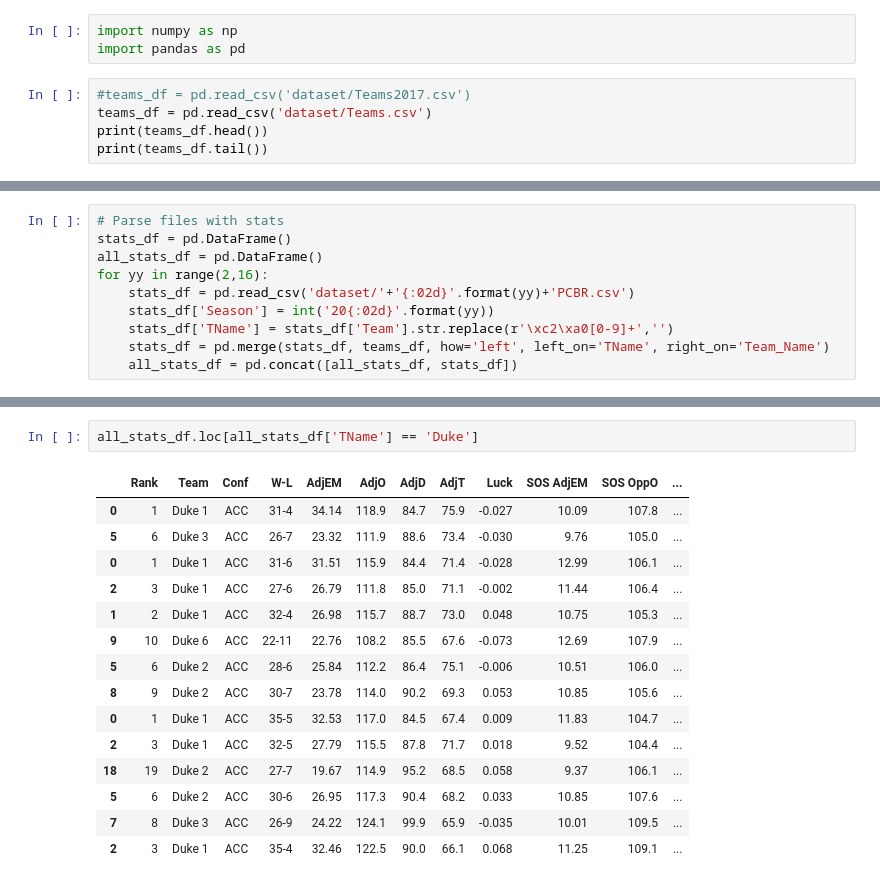
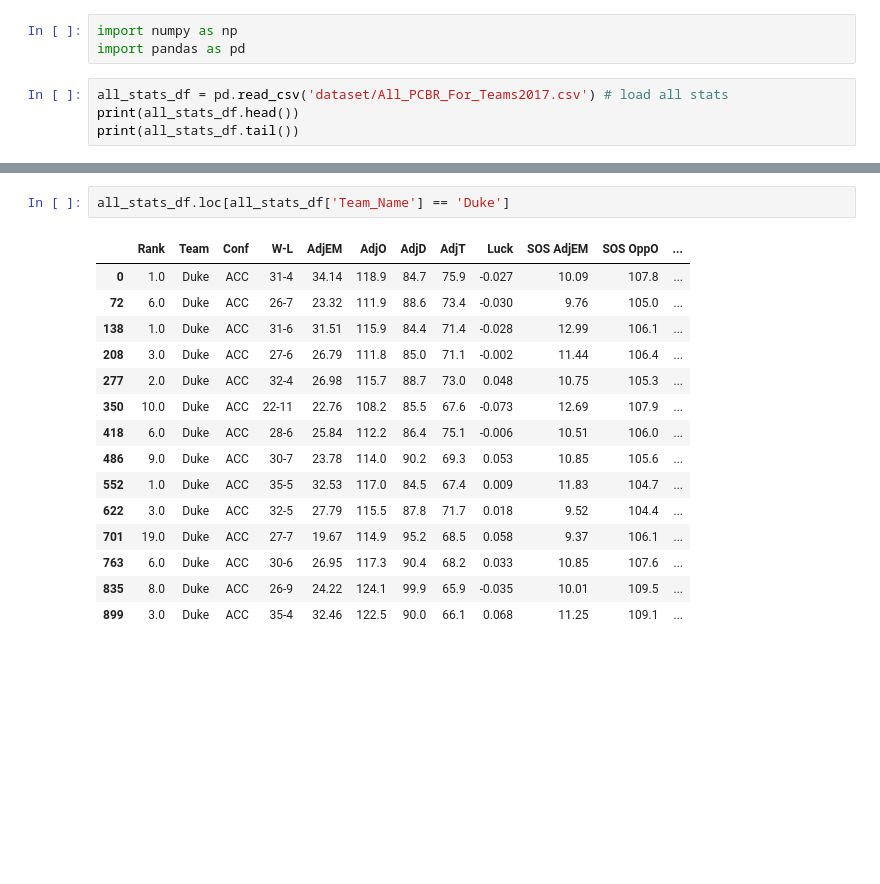
Before and after one commit to Iviglious/basket_predict_ncaa, a Jupyter notebook: DA - NCAA - Exploration PCBR.ipynb, the cells around one changed output, grey strips where cells are left out. Drawn from its saved outputs; the diff is of its cells as text; blank space fills up the shorter version.

Commit message:
Created PCBR all 68 teams file

```diff
--- a/DA - NCAA - Teams 2017 stats.ipynb
+++ b/DA - NCAA - Exploration PCBR.ipynb
@@ -6,8 +6,7 @@
 import numpy as np
 import pandas as pd
 # %%
-#teams_df = pd.read_csv('dataset/Teams2017.csv')
-teams_df = pd.read_csv('dataset/Teams.csv')
-print(teams_df.head())
-print(teams_df.tail())
+all_stats_df = pd.read_csv('dataset/All_PCBR_For_Teams2017.csv') # load all stats
+print(all_stats_df.head())
+print(all_stats_df.tail())
 # %% [output]
@@ -26,10 +29,0 @@ print(teams_df.tail())
-# %%
-# Parse files with stats
-stats_df = pd.DataFrame()
-all_stats_df = pd.DataFrame()
-for yy in range(2,16):
-    stats_df = pd.read_csv('dataset/'+'{:02d}'.format(yy)+'PCBR.csv')
-    stats_df['Season'] = int('20{:02d}'.format(yy))
-    stats_df['TName'] = stats_df['Team'].str.replace(r'\xc2\xa0[0-9]+','')
-    stats_df = pd.merge(stats_df, teams_df, how='left', left_on='TName', right_on='Team_Name')
-    all_stats_df = pd.concat([all_stats_df, stats_df])
@@ -87,20 +56,20 @@ plt.show()
 [figure]
 [figure]
 # %%
-all_stats_df.loc[all_stats_df['TName'] == 'Duke']
+all_stats_df.loc[all_stats_df['Team_Name'] == 'Duke']
 # %% [output]
 |  | Rank | Team | Conf | W-L | AdjEM | AdjO | AdjD | AdjT | Luck | SOS AdjEM | SOS OppO | ... |
-| 0 | 1 | Duke 1 | ACC | 31-4 | 34.14 | 118.9 | 84.7 | 75.9 | -0.027 | 10.09 | 107.8 | ... |
-| 5 | 6 | Duke 3 | ACC | 26-7 | 23.32 | 111.9 | 88.6 | 73.4 | -0.030 | 9.76 | 105.0 | ... |
-| 0 | 1 | Duke 1 | ACC | 31-6 | 31.51 | 115.9 | 84.4 | 71.4 | -0.028 | 12.99 | 106.1 | ... |
-| 2 | 3 | Duke 1 | ACC | 27-6 | 26.79 | 111.8 | 85.0 | 71.1 | -0.002 | 11.44 | 106.4 | ... |
-| 1 | 2 | Duke 1 | ACC | 32-4 | 26.98 | 115.7 | 88.7 | 73.0 | 0.048 | 10.75 | 105.3 | ... |
-| 9 | 10 | Duke 6 | ACC | 22-11 | 22.76 | 108.2 | 85.5 | 67.6 | -0.073 | 12.69 | 107.9 | ... |
-| 5 | 6 | Duke 2 | ACC | 28-6 | 25.84 | 112.2 | 86.4 | 75.1 | -0.006 | 10.51 | 106.0 | ... |
-| 8 | 9 | Duke 2 | ACC | 30-7 | 23.78 | 114.0 | 90.2 | 69.3 | 0.053 | 10.85 | 105.6 | ... |
-| 0 | 1 | Duke 1 | ACC | 35-5 | 32.53 | 117.0 | 84.5 | 67.4 | 0.009 | 11.83 | 104.7 | ... |
-| 2 | 3 | Duke 1 | ACC | 32-5 | 27.79 | 115.5 | 87.8 | 71.7 | 0.018 | 9.52 | 104.4 | ... |
-| 18 | 19 | Duke 2 | ACC | 27-7 | 19.67 | 114.9 | 95.2 | 68.5 | 0.058 | 9.37 | 106.1 | ... |
-| 5 | 6 | Duke 2 | ACC | 30-6 | 26.95 | 117.3 | 90.4 | 68.2 | 0.033 | 10.85 | 107.6 | ... |
-| 7 | 8 | Duke 3 | ACC | 26-9 | 24.22 | 124.1 | 99.9 | 65.9 | -0.035 | 10.01 | 109.5 | ... |
-| 2 | 3 | Duke 1 | ACC | 35-4 | 32.46 | 122.5 | 90.0 | 66.1 | 0.068 | 11.25 | 109.1 | ... |
+| 0 | 1.0 | Duke | ACC | 31-4 | 34.14 | 118.9 | 84.7 | 75.9 | -0.027 | 10.09 | 107.8 | ... |
+| 72 | 6.0 | Duke | ACC | 26-7 | 23.32 | 111.9 | 88.6 | 73.4 | -0.030 | 9.76 | 105.0 | ... |
+| 138 | 1.0 | Duke | ACC | 31-6 | 31.51 | 115.9 | 84.4 | 71.4 | -0.028 | 12.99 | 106.1 | ... |
+| 208 | 3.0 | Duke | ACC | 27-6 | 26.79 | 111.8 | 85.0 | 71.1 | -0.002 | 11.44 | 106.4 | ... |
+| 277 | 2.0 | Duke | ACC | 32-4 | 26.98 | 115.7 | 88.7 | 73.0 | 0.048 | 10.75 | 105.3 | ... |
+| 350 | 10.0 | Duke | ACC | 22-11 | 22.76 | 108.2 | 85.5 | 67.6 | -0.073 | 12.69 | 107.9 | ... |
+| 418 | 6.0 | Duke | ACC | 28-6 | 25.84 | 112.2 | 86.4 | 75.1 | -0.006 | 10.51 | 106.0 | ... |
+| 486 | 9.0 | Duke | ACC | 30-7 | 23.78 | 114.0 | 90.2 | 69.3 | 0.053 | 10.85 | 105.6 | ... |
+| 552 | 1.0 | Duke | ACC | 35-5 | 32.53 | 117.0 | 84.5 | 67.4 | 0.009 | 11.83 | 104.7 | ... |
+| 622 | 3.0 | Duke | ACC | 32-5 | 27.79 | 115.5 | 87.8 | 71.7 | 0.018 | 9.52 | 104.4 | ... |
+| 701 | 19.0 | Duke | ACC | 27-7 | 19.67 | 114.9 | 95.2 | 68.5 | 0.058 | 9.37 | 106.1 | ... |
+| 763 | 6.0 | Duke | ACC | 30-6 | 26.95 | 117.3 | 90.4 | 68.2 | 0.033 | 10.85 | 107.6 | ... |
+| 835 | 8.0 | Duke | ACC | 26-9 | 24.22 | 124.1 | 99.9 | 65.9 | -0.035 | 10.01 | 109.5 | ... |
+| 899 | 3.0 | Duke | ACC | 35-4 | 32.46 | 122.5 | 90.0 | 66.1 | 0.068 | 11.25 | 109.1 | ... |
```
Also changed, not shown: parts of 6 cells of this notebook, 2 other files.
